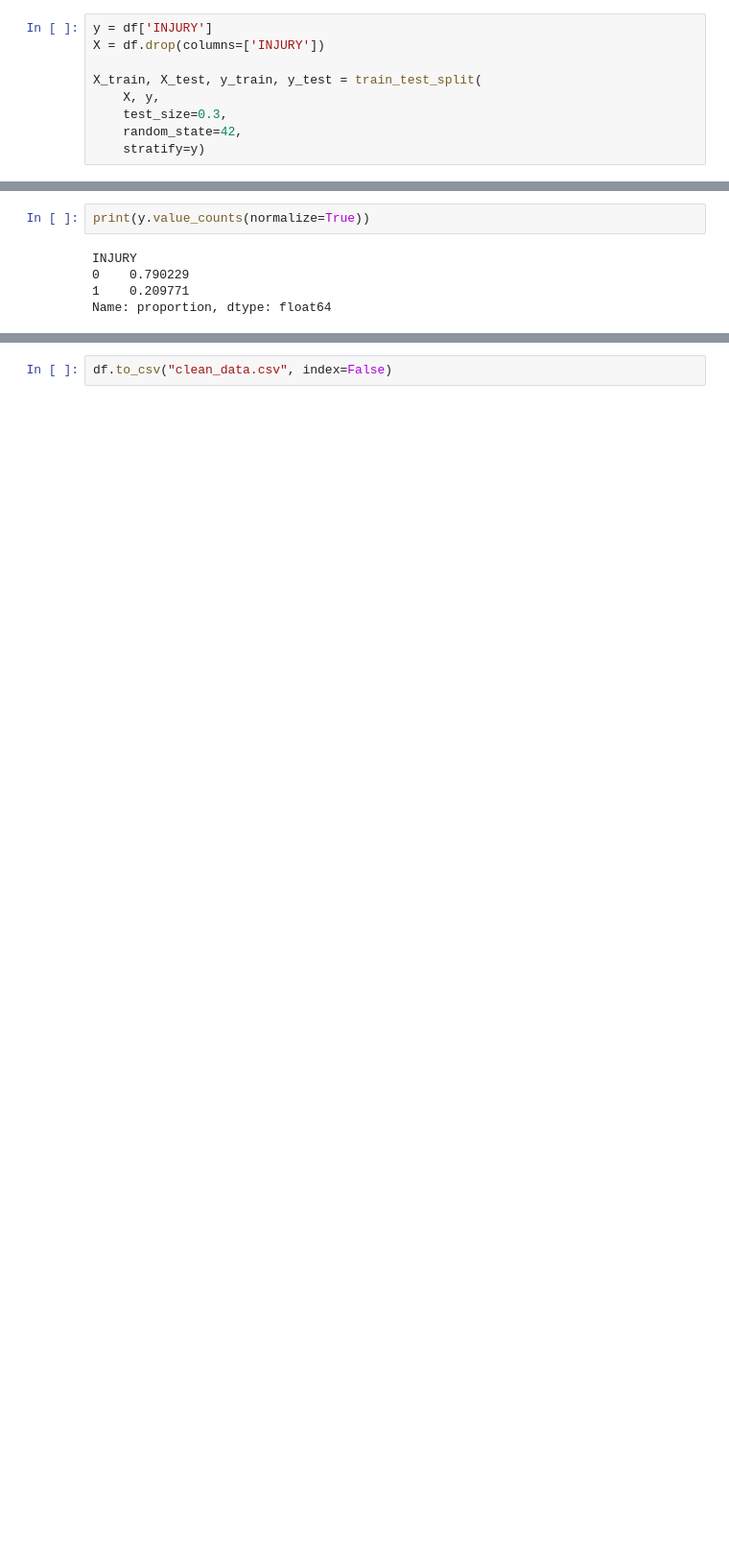
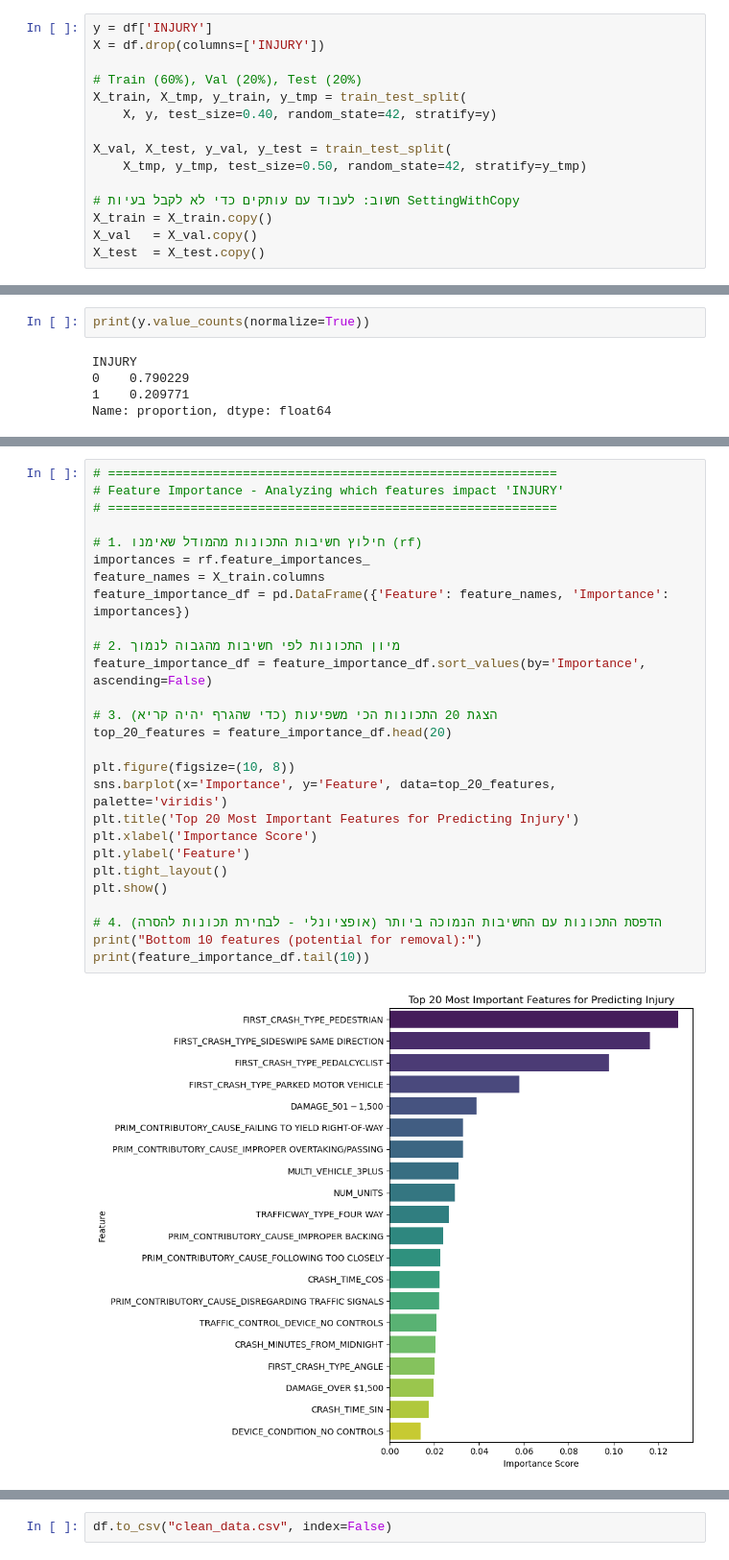
Before and after one commit to edenmisan/project, a Jupyter notebook: project.ipynb, the cells around one changed output, grey strips where cells are left out. Shown at 96% size. Cells and saved outputs as stored; diff of their text form; blank space fills up the shorter version.

```diff
--- a/project.ipynb
+++ b/project.ipynb
@@ -322,9 +331,15 @@ if 'NUM_UNITS' in df.columns:
 y = df['INJURY']
 X = df.drop(columns=['INJURY'])
 
-X_train, X_test, y_train, y_test = train_test_split(
-    X, y,
-    test_size=0.3,
-    random_state=42,
-    stratify=y)
+# Train (60%), Val (20%), Test (20%)
+X_train, X_tmp, y_train, y_tmp = train_test_split(
+    X, y, test_size=0.40, random_state=42, stratify=y)
+
+X_val, X_test, y_val, y_test = train_test_split(
+    X_tmp, y_tmp, test_size=0.50, random_state=42, stratify=y_tmp)
+
+# חשוב: לעבוד עם עותקים כדי לא לקבל בעיות SettingWithCopy
+X_train = X_train.copy()
+X_val   = X_val.copy()
+X_test  = X_test.copy()
 # %%
@@ -697,0 +483,29 @@ ROC-AUC (score): 0.7789
+# %%
+# ============================================================
+# Feature Importance - Analyzing which features impact 'INJURY'
+# ============================================================
+
+# 1. חילוץ חשיבות התכונות מהמודל שאימנו (rf)
+importances = rf.feature_importances_
+feature_names = X_train.columns
+feature_importance_df = pd.DataFrame({'Feature': feature_names, 'Importance': importances})
+
+# 2. מיון התכונות לפי חשיבות מהגבוה לנמוך
+feature_importance_df = feature_importance_df.sort_values(by='Importance', ascending=False)
+
+# 3. הצגת 20 התכונות הכי משפיעות (כדי שהגרף יהיה קריא)
+top_20_features = feature_importance_df.head(20)
+
+plt.figure(figsize=(10, 8))
+sns.barplot(x='Importance', y='Feature', data=top_20_features, palette='viridis')
+plt.title('Top 20 Most Important Features for Predicting Injury')
+plt.xlabel('Importance Score')
+plt.ylabel('Feature')
+plt.tight_layout()
+plt.show()
+
+# 4. הדפסת התכונות עם החשיבות הנמוכה ביותר (אופציונלי - לבחירת תכונות להסרה)
+print("Bottom 10 features (potential for removal):")
+print(feature_importance_df.tail(10))
+# %% [output]
+[figure, added]
```
Also changed, not shown: parts of 26 cells of this notebook, 1 other file.
